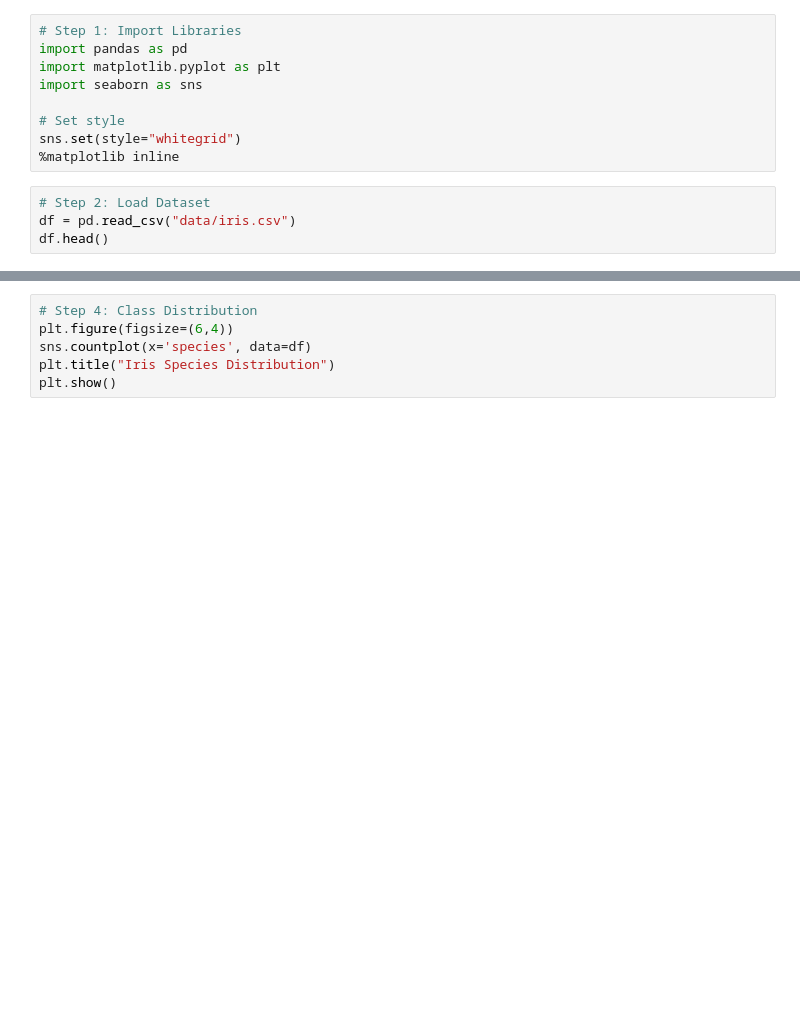
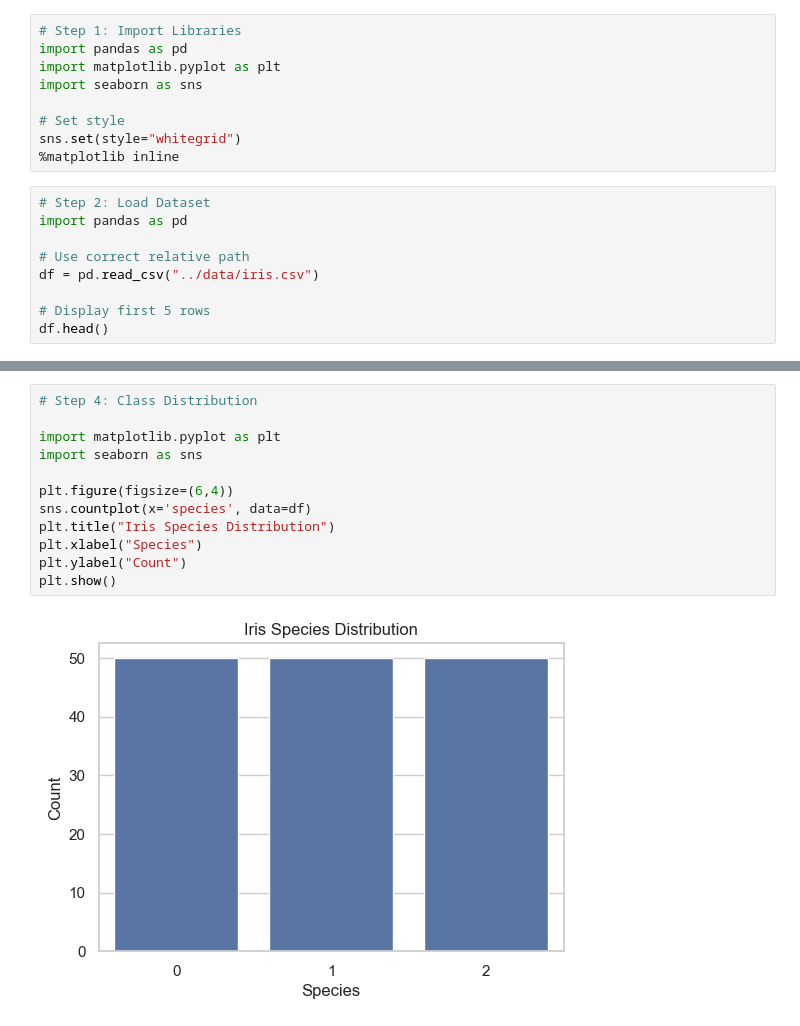
Before and after one commit to Haneesh1401/ml_project, a Jupyter notebook: notebooks/exploratory.ipynb, the cells around one changed output, grey strips where cells are left out. Saved outputs shown, nothing was run; the diff lists cells and outputs as text; blank space fills up the shorter version.

```diff
--- a/notebooks/exploratory.ipynb
+++ b/notebooks/exploratory.ipynb
@@ -9,5 +9,10 @@ sns.set(style="whitegrid")
 %matplotlib inline
 # %%
 # Step 2: Load Dataset
-df = pd.read_csv("data/iris.csv")
+import pandas as pd
+
+# Use correct relative path
+df = pd.read_csv("../data/iris.csv")
+
+# Display first 5 rows
 df.head()
@@ -20,9 +52,17 @@ df.describe()
 # %%
 # Step 4: Class Distribution
+
+import matplotlib.pyplot as plt
+import seaborn as sns
+
 plt.figure(figsize=(6,4))
 sns.countplot(x='species', data=df)
 plt.title("Iris Species Distribution")
+plt.xlabel("Species")
+plt.ylabel("Count")
 plt.show()
+# %% [output]
+[figure, added]
 # %%
 # Step 5: Pairplot to visualize relationships
 sns.pairplot(df, hue="species", diag_kind="kde")
```
Also changed, not shown: parts of 5 cells of this notebook, 1 other file.
